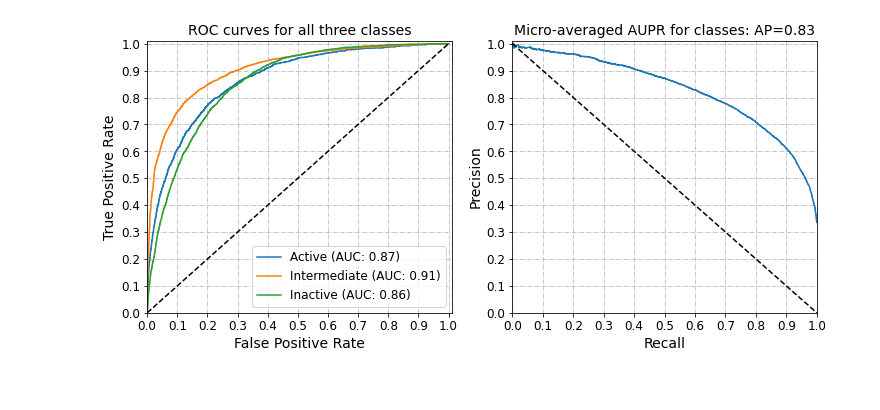
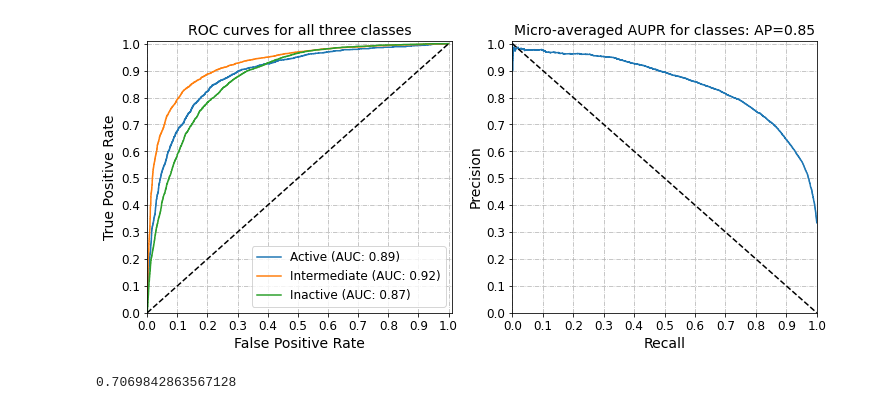
Before and after one commit to TeamSundar/dNNDR, a Jupyter notebook: CD100T10.ipynb, the cells around one changed output. Saved outputs shown, nothing was run; the diff lists cells and outputs as text; code cells hidden in the pictures.

```diff
--- a/CD100T10.ipynb
+++ b/CD100T10.ipynb
@@ -72,7 +73,7 @@ encode_drug = obj.integer_encoding(D, char_dict_drug)
 
 # padding sequences
 max_length_target = 1000
-max_length_drug = 100
+max_length_drug = 150
 pad_target = pad_sequences(encode_target, maxlen=max_length_target, padding='post', truncating='post')
 pad_drug = pad_sequences(encode_drug, maxlen=max_length_drug, padding='post', truncating='post')
 
@@ -114,13 +107,0 @@ print(train_target.shape, test_target.shape, train_drug.shape, test_drug.shape)
-# %%
-# Early Stopping & checkpoint
-es = EarlyStopping(monitor='val_loss', patience=50, verbose=1)
-filepath='checkpoints/'+EXP+'/'+EXP+'_cp.hdf5'
-model_checkpoint = ModelCheckpoint(filepath, monitor='val_loss', verbose=1, save_best_only=True, mode='auto')
-reduce_lr_loss = ReduceLROnPlateau(monitor='val_loss', factor=0.3, patience=10, verbose=1, epsilon=1e-4, mode='min')
-
-history = model.fit(
-    [train_target, train_drug], y_train,
-    epochs=500, batch_size=256,
-    validation_split=0.2,
-    callbacks=[es, model_checkpoint]
-    )
@@ -149,15 +282,21 @@ obj.plotTrainingPerf(history,validation=False, save=True)
 # %%
 # Load saved model
-saved_model = tf.keras.models.load_model('checkpoints/'+EXP+'/'+EXP+'_cp_7466.hdf5', custom_objects={'attention': architecture.attention()})
+saved_model = tf.keras.models.load_model('checkpoints/'+EXP+'/'+EXP+'_cp.hdf5', custom_objects={'attention': architecture.attention()})
 
 # Calculate ROC and PR characteristics
 roc_auc, fpr, tpr = obj.roc(saved_model, y_test, a = test_target, b = test_drug)
 precision, recall, average_precision = obj.aupr(saved_model, y_test, a = test_target, b = test_drug)
 # %%
 # Plot ROC/PR curve
-obj.plotROC_PR(fpr, tpr, roc_auc, precision, recall, average_precision, validation=False, save=True)
+obj.plotROC_PR(fpr, tpr, roc_auc, precision, recall, average_precision, validation=False, save=False)
 # %% [output]
-[figure, old version]
+[figure, new version]
+# %%
+from sklearn.metrics import f1_score
+prediction = saved_model.predict([test_target,test_drug])
+f1_score(np.argmax(y_test,axis=1), np.argmax(prediction,axis=1), average='macro')
+# %% [output]
+0.7069842863567128
 # %%
 # Evaluate the model on the test data using `evaluate`
 print("Evaluate on test data")
```
Also changed, not shown: parts of 21 cells of this notebook, 1 other file.
